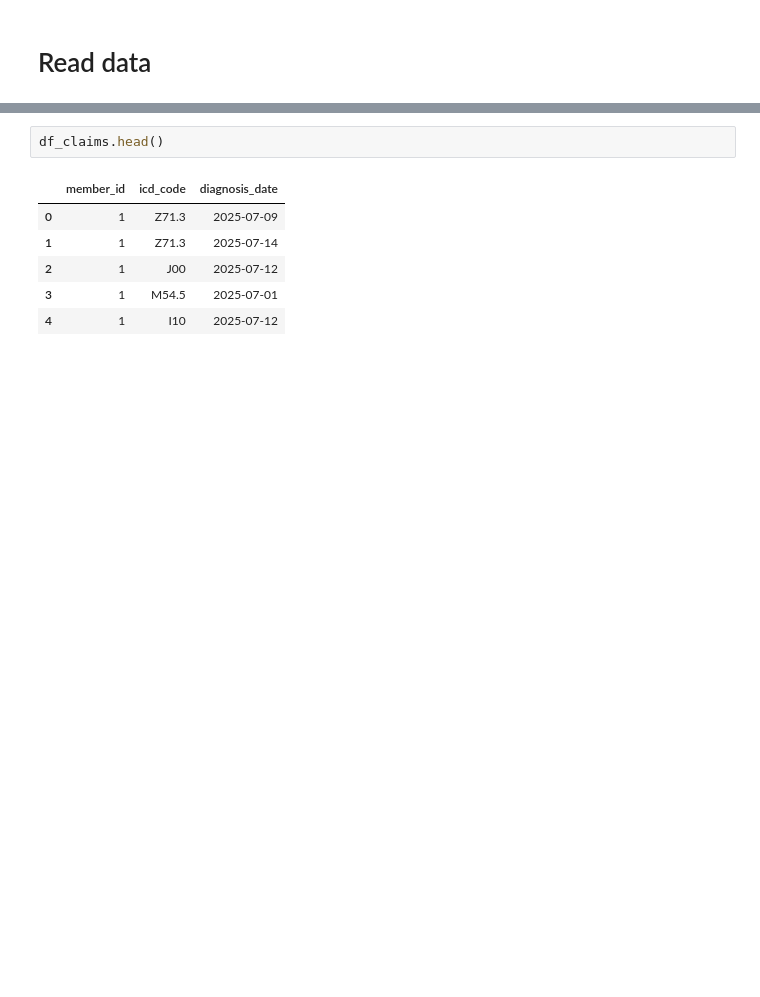
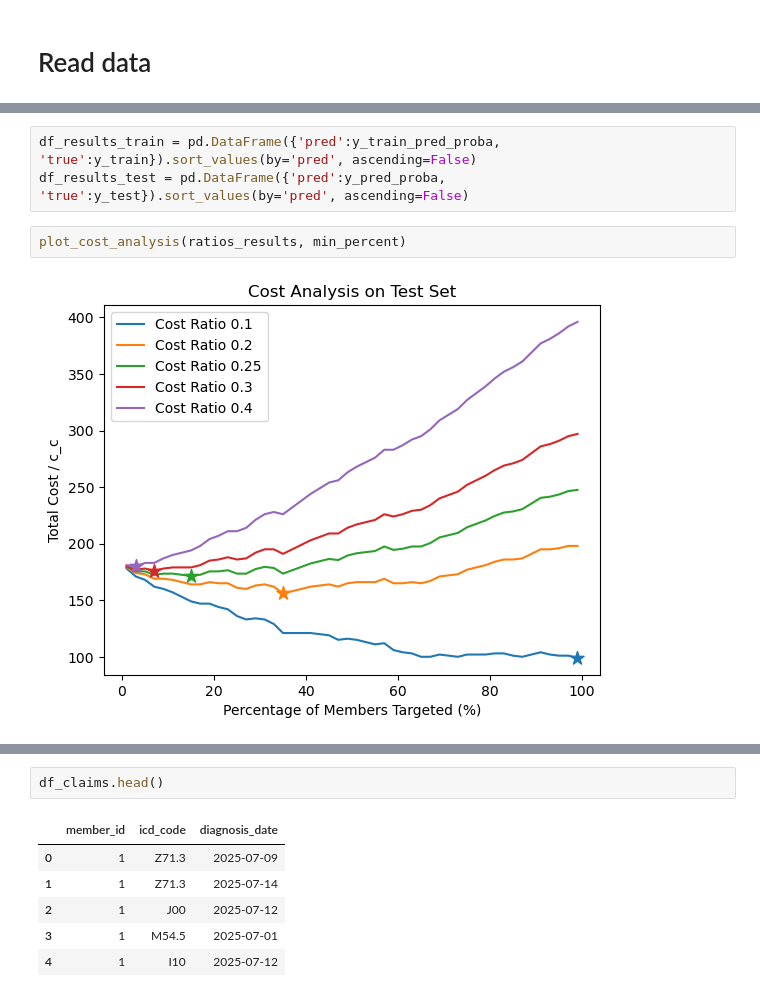
Before and after one commit to Mayorov-Lior/predict-churn-WellCo, a Jupyter notebook: eda.ipynb, the cells around one changed output, grey strips where cells are left out. Saved outputs shown, nothing was run; the diff lists cells and outputs as text; blank space fills up the shorter version.

```diff
--- a/eda.ipynb
+++ b/eda.ipynb
@@ -41,0 +187,7 @@ gap_df = pdata.df_visits.groupby('member_id')['timestamp'].apply(pdata.gap_stats
+# %%
+df_results_train = pd.DataFrame({'pred':y_train_pred_proba, 'true':y_train}).sort_values(by='pred', ascending=False)
+df_results_test = pd.DataFrame({'pred':y_pred_proba, 'true':y_test}).sort_values(by='pred', ascending=False)
+# %%
+plot_cost_analysis(ratios_results, min_percent)
+# %% [output]
+[figure, added]
```
Also changed, not shown: parts of 16 cells of this notebook, 10 other files.
